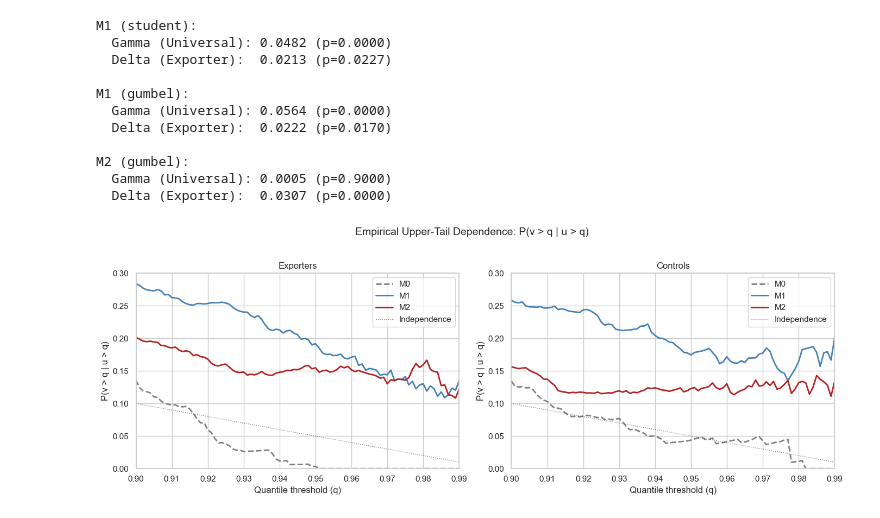
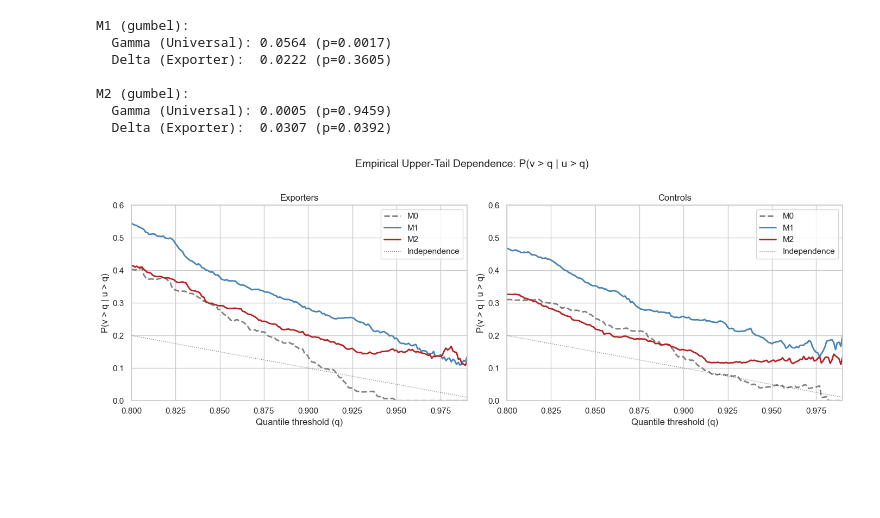
Before and after one commit to juanfp02/commodities_and_sovereigns, a Jupyter notebook: Chapter_03/CCA_copulas.ipynb, the cells around one changed output. Saved outputs shown, nothing was run; the diff lists cells and outputs as text; code cells hidden in the pictures; blank space fills up the shorter version.

```diff
--- a/Chapter_03/CCA_copulas.ipynb
+++ b/Chapter_03/CCA_copulas.ipynb
@@ -154,7 +154,7 @@ def run_test(target_model, copula_type):
     q = clean['d_loglik'].quantile([0.001, 0.999])
     clean['d_loglik'] = clean['d_loglik'].clip(q[0.001], q[0.999])
     X = sm.add_constant(clean['exporter'])
-    res = sm.OLS(clean['d_loglik'], X).fit()
+    res = sm.OLS(clean['d_loglik'], X).fit(cov_type='HAC', cov_kwds={'maxlags': None})
     return res
 
 for model, cop in [('M1', 'gumbel'), ('M2', 'gumbel')]:
@@ -163,19 +163,15 @@ for model, cop in [('M1', 'gumbel'), ('M2', 'gumbel')]:
     print(f"  Gamma (Universal): {res.params['const']:.4f} (p={res.pvalues['const']:.4f})")
     print(f"  Delta (Exporter):  {res.params['exporter']:.4f} (p={res.pvalues['exporter']:.4f})")
 # %% [output]
-M1 (student):
-  Gamma (Universal): 0.0482 (p=0.0000)
-  Delta (Exporter):  0.0213 (p=0.0227)
-
 M1 (gumbel):
-  Gamma (Universal): 0.0564 (p=0.0000)
-  Delta (Exporter):  0.0222 (p=0.0170)
+  Gamma (Universal): 0.0564 (p=0.0017)
+  Delta (Exporter):  0.0222 (p=0.3605)
 
 M2 (gumbel):
-  Gamma (Universal): 0.0005 (p=0.9000)
-  Delta (Exporter):  0.0307 (p=0.0000)
+  Gamma (Universal): 0.0005 (p=0.9459)
+  Delta (Exporter):  0.0307 (p=0.0392)
 # %%
-thresholds = np.arange(0.90, 0.999, 0.001)
+thresholds = np.arange(0.80, 0.999, 0.001)
 
 fig, axes = plt.subplots(1, 2, figsize=(14, 5))
 fig.suptitle('Empirical Upper-Tail Dependence: P(v > q | u > q)', fontsize=14, y=1.02)
@@ -191,33 +187,33 @@ for ax_idx, (grp_name, countries) in enumerate([('Exporters', EXPORTERS), ('Cont
             sub = panel[panel[COUNTRY_COL] == country][[CDS_COL, dd_col]].dropna()
             sub = sub[sub[CDS_COL] > 0].copy()
             u, v = country_margins(sub[CDS_COL].values, sub[dd_col].values)
             all_u.extend(u)
             all_v.extend(v)
 
         u_arr, v_arr = np.array(all_u), np.array(all_v)
 
         hit_rates = []
         for q in thresholds:
             mask_u = u_arr > q
             if mask_u.sum() > 0:
                 hit_rate = (v_arr[mask_u] > q).mean()
             else:
                 hit_rate = np.nan
             hit_rates.append(hit_rate)
 
         ax.plot(thresholds, hit_rates, color=color, ls=ls, lw=2, label=model)
 
     # independence baseline
     ax.plot(thresholds, 1 - thresholds, color='black', ls=':', lw=1, alpha=0.5, label='Independence')
 
     ax.set_xlabel('Quantile threshold (q)')
     ax.set_ylabel('P(v > q | u > q)')
     ax.set_title(grp_name)
     ax.legend()
-    ax.set_xlim(0.90, 0.99)
-    ax.set_ylim(0, 0.3)
+    ax.set_xlim(0.80, 0.99)
+    ax.set_ylim(0, 0.6)
 
 plt.tight_layout()
 plt.show()
 # %% [output]
-[figure, old version]
+[figure, new version]
```
Also changed, not shown: 18 other files.
